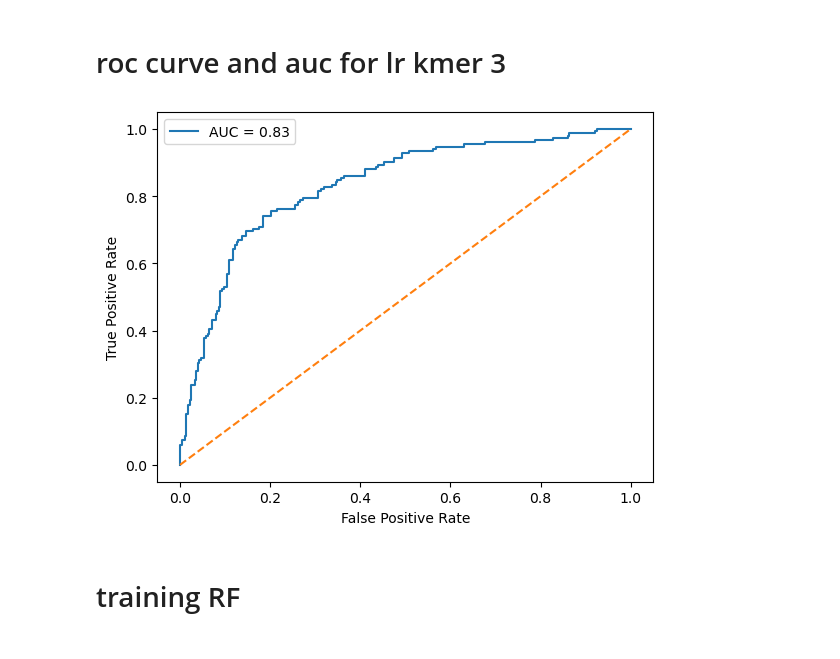
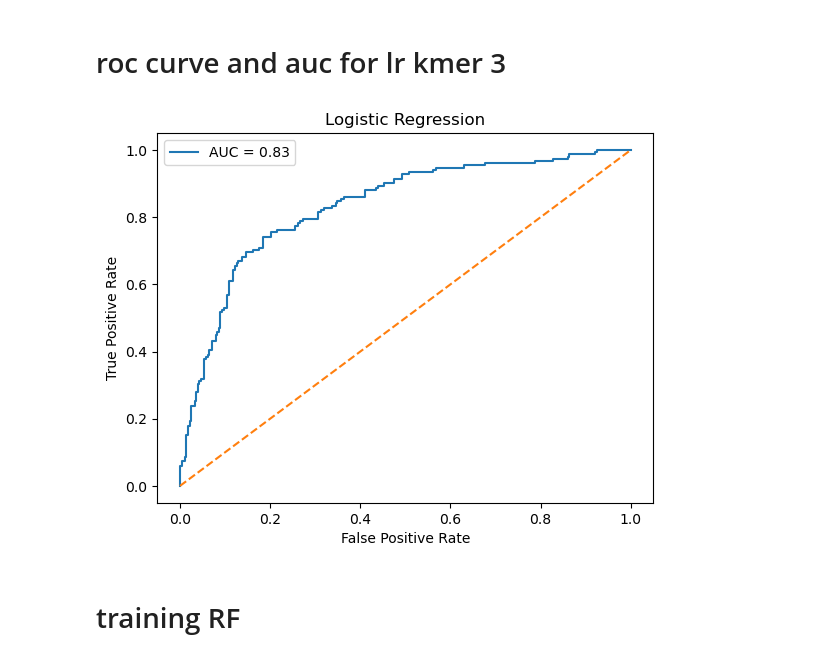
Before and after one commit to NaosinLineya/dna-promoter-classification, a Jupyter notebook: notebooks/promoter_classification_01.ipynb, the cells around one changed output. Cells and saved outputs as stored; diff of their text form; code cells hidden in the pictures.

```diff
--- a/notebooks/promoter_classification_01.ipynb
+++ b/notebooks/promoter_classification_01.ipynb
@@ -242,19 +242,20 @@ actual +           31          120
 # %%
 from sklearn.metrics import roc_curve, auc
 import matplotlib.pyplot as plt
 y3_pred_lr= model_lr.predict_proba(x3_test)[:,1]# gives the probability of a sequence beign promoter bc we added 1 here
 fpr, tpr, _ = roc_curve(y_test, y3_pred_lr)# - is the part of thresholds , so if i need it i can write it , but for plotting i might not use thsis
 roc_auc = auc(fpr, tpr)
 
 #plot
 plt.plot(fpr, tpr, label=f"AUC = {roc_auc:.2f}")
 plt.plot([0,1], [0,1], linestyle="--")
 plt.xlabel("False Positive Rate")
 plt.ylabel("True Positive Rate")
+plt.title("Logistic Regression")
 plt.legend()
 plt.show()
 # %% [output]
-[figure, old version]
+[figure, new version]
 # %% [markdown]
 # training RF
 # %%
```
Also changed, not shown: parts of 2 cells of this notebook.
